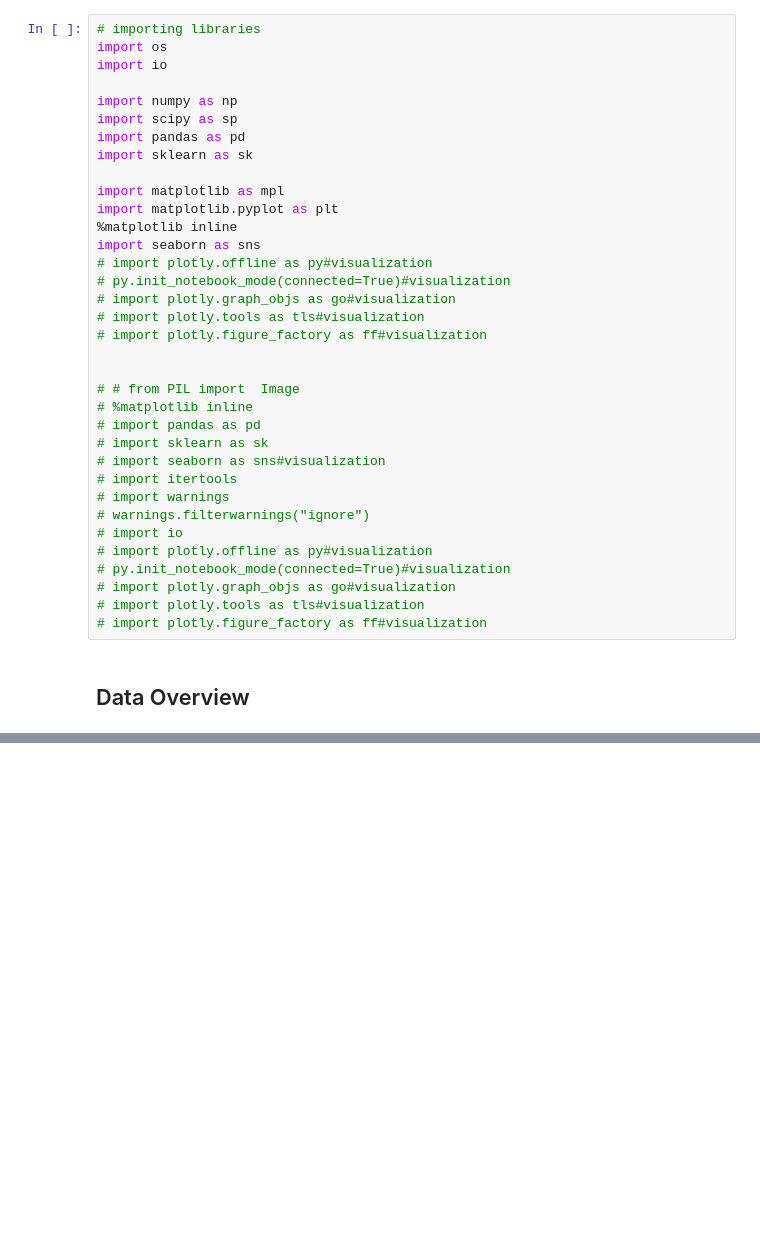
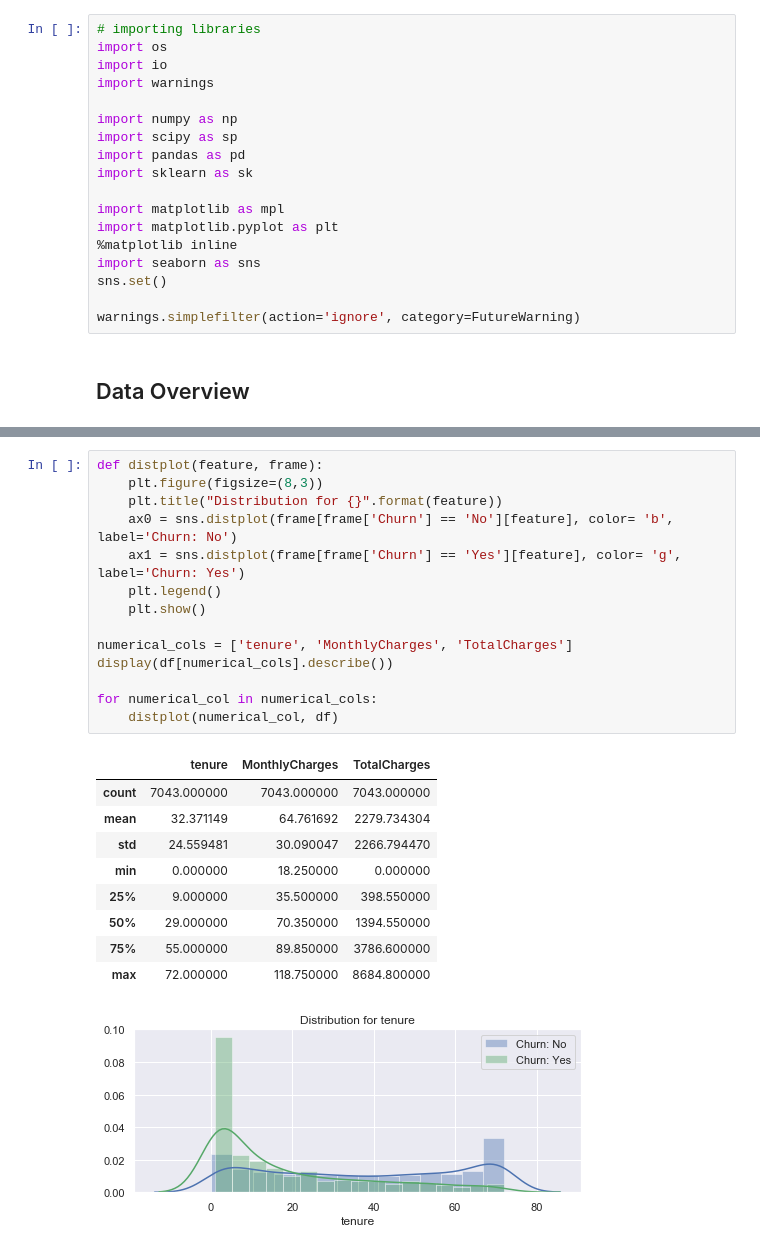
Before and after one commit to danb27/UW-MSIS522, a Jupyter notebook: lab/lab1/lab1_case_study.ipynb, the cells around one changed output, grey strips where cells are left out. Drawn from its saved outputs; the diff is of its cells as text; blank space fills up the shorter version.

```diff
--- a/lab/lab1/lab1_case_study.ipynb
+++ b/lab/lab1/lab1_case_study.ipynb
@@ -12,6 +10,7 @@ predictive analytics  use churn prediction models that predict customer churn by
 # importing libraries
 import os
 import io
+import warnings
 
 import numpy as np
 import scipy as sp
@@ -22,26 +21,8 @@ import matplotlib as mpl
 import matplotlib.pyplot as plt
 %matplotlib inline
 import seaborn as sns
-# import plotly.offline as py#visualization
-# py.init_notebook_mode(connected=True)#visualization
-# import plotly.graph_objs as go#visualization
-# import plotly.tools as tls#visualization
-# import plotly.figure_factory as ff#visualization
+sns.set()
 
-
-# # from PIL import  Image
-# %matplotlib inline
-# import pandas as pd
-# import sklearn as sk
-# import seaborn as sns#visualization
-# import itertools
-# import warnings
-# warnings.filterwarnings("ignore")
-# import io
-# import plotly.offline as py#visualization
-# py.init_notebook_mode(connected=True)#visualization
-# import plotly.graph_objs as go#visualization
-# import plotly.tools as tls#visualization
-# import plotly.figure_factory as ff#visualization
+warnings.simplefilter(action='ignore', category=FutureWarning)
 # %% [markdown]
 ## Data Overview
@@ -1473,0 +114,25 @@ for i,j,k in itertools.zip_longest(lst,range(length),mods) :
+# %%
+def distplot(feature, frame):
+    plt.figure(figsize=(8,3))
+    plt.title("Distribution for {}".format(feature))
+    ax0 = sns.distplot(frame[frame['Churn'] == 'No'][feature], color= 'b', label='Churn: No')
+    ax1 = sns.distplot(frame[frame['Churn'] == 'Yes'][feature], color= 'g', label='Churn: Yes')
+    plt.legend()
+    plt.show()
+
+numerical_cols = ['tenure', 'MonthlyCharges', 'TotalCharges']
+display(df[numerical_cols].describe())
+
+for numerical_col in numerical_cols:
+    distplot(numerical_col, df)
+# %% [output]
+|  | tenure | MonthlyCharges | TotalCharges |
+| count | 7043.000000 | 7043.000000 | 7043.000000 |
+| mean | 32.371149 | 64.761692 | 2279.734304 |
+| std | 24.559481 | 30.090047 | 2266.794470 |
+| min | 0.000000 | 18.250000 | 0.000000 |
+| 25% | 9.000000 | 35.500000 | 398.550000 |
+| 50% | 29.000000 | 70.350000 | 1394.550000 |
+| 75% | 55.000000 | 89.850000 | 3786.600000 |
+| max | 72.000000 | 118.750000 | 8684.800000 |
+[figure, added]
```
Also changed, not shown: parts of 96 cells of this notebook.
